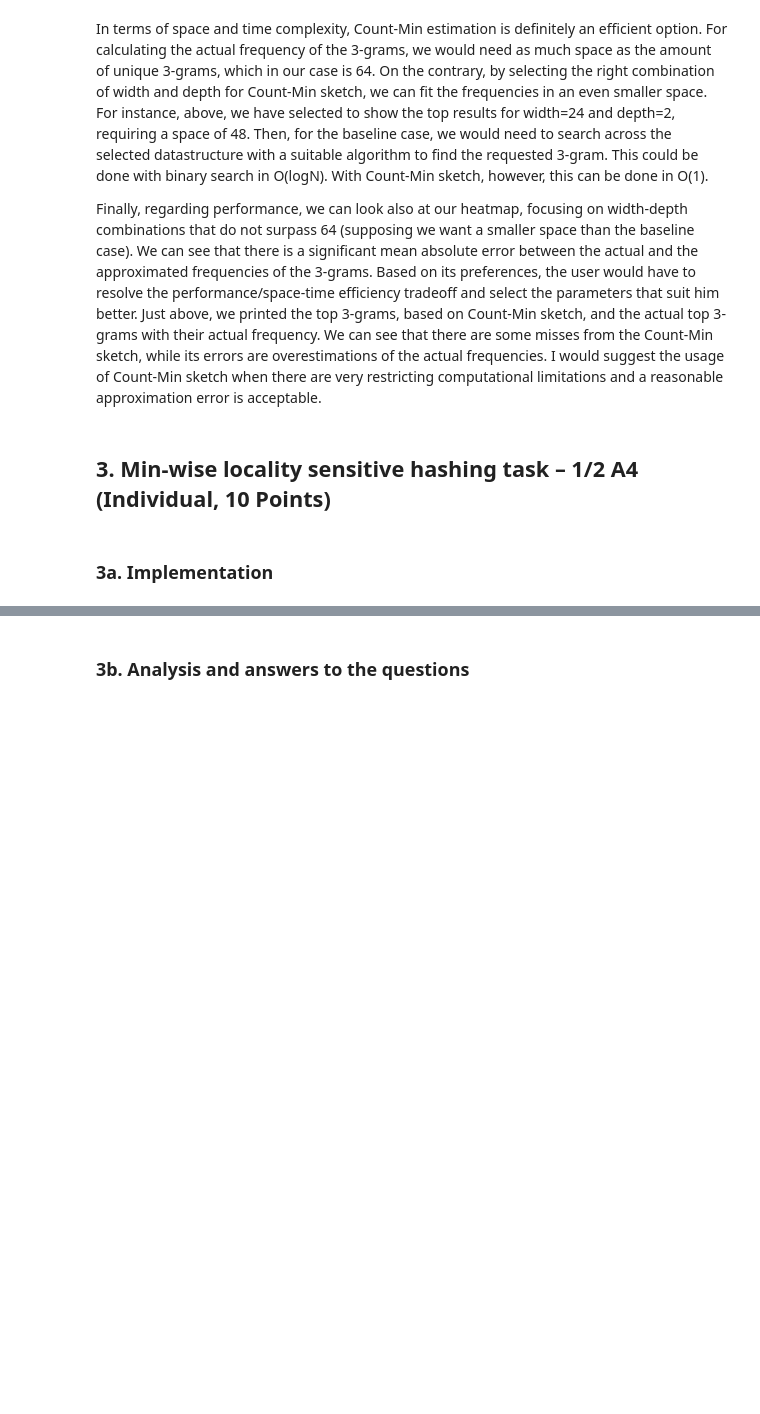
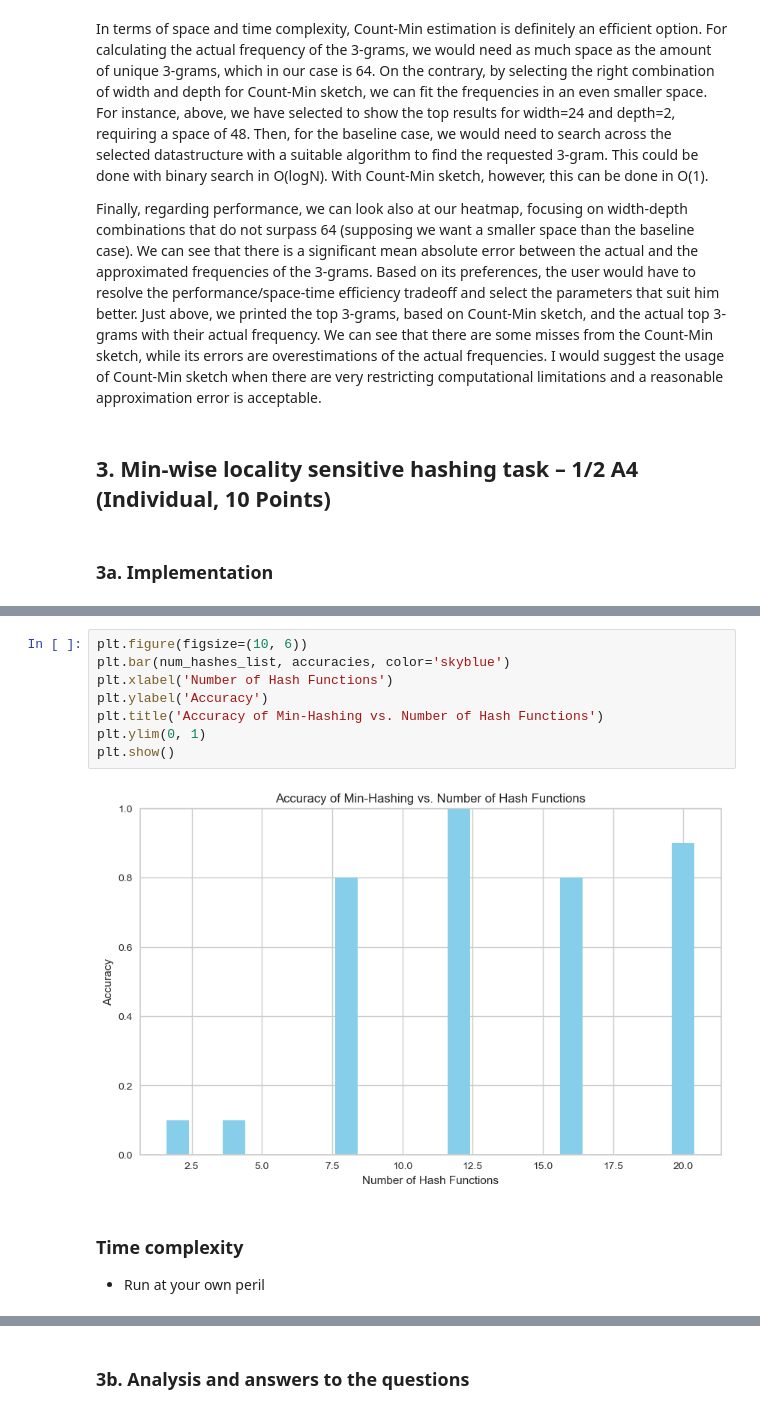
Before and after one commit to amar-mesic/cyber-data, a Jupyter notebook: lab-3/Lab3.ipynb, the cells around one changed output, grey strips where cells are left out. Saved outputs shown, nothing was run; the diff lists cells and outputs as text; blank space fills up the shorter version.

```diff
--- a/lab-3/Lab3.ipynb
+++ b/lab-3/Lab3.ipynb
@@ -565,0 +915,13 @@ Finally, regarding performance, we can look also at our heatmap, focusing on wid
+# %%
+plt.figure(figsize=(10, 6))
+plt.bar(num_hashes_list, accuracies, color='skyblue')
+plt.xlabel('Number of Hash Functions')
+plt.ylabel('Accuracy')
+plt.title('Accuracy of Min-Hashing vs. Number of Hash Functions')
+plt.ylim(0, 1)
+plt.show()
+# %% [output]
+[figure, added]
+# %% [markdown]
+### Time complexity
+- Run at your own peril
```
Also changed, not shown: parts of 32 cells of this notebook, 1 other file.
